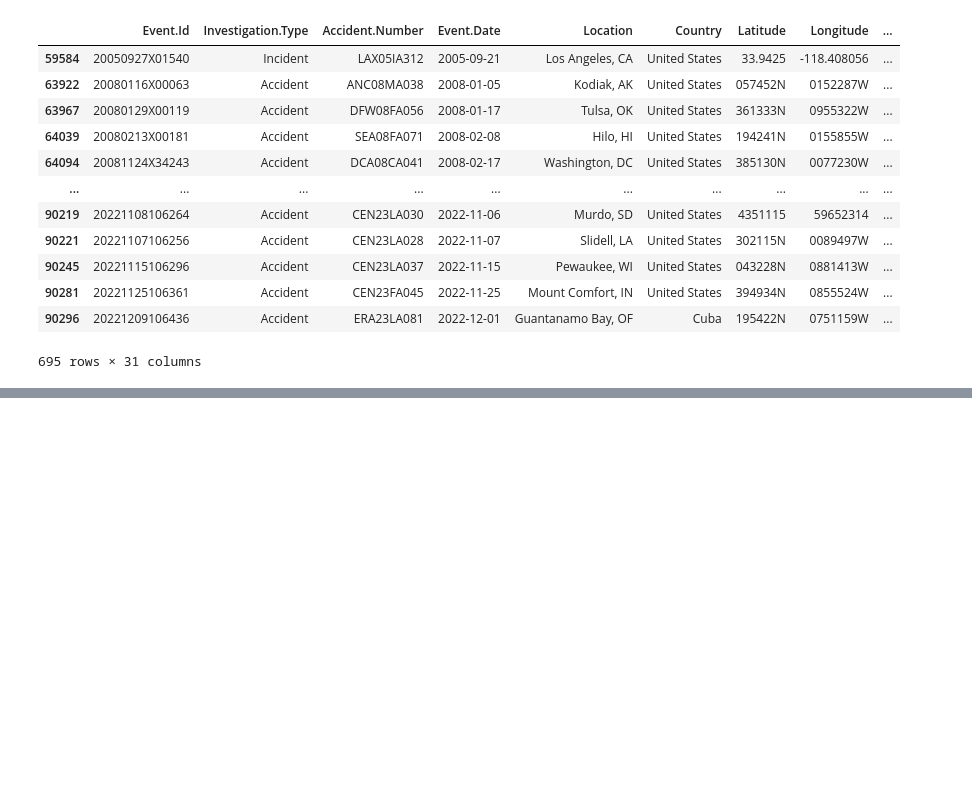
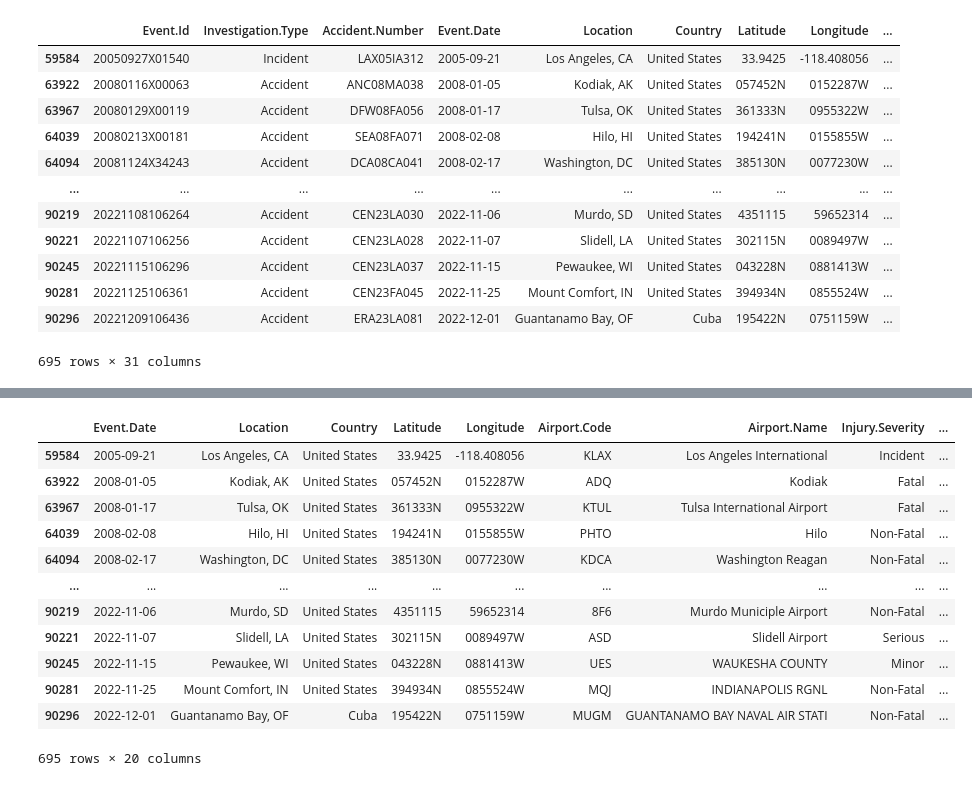
Before and after one commit to derrick4411/dsc-phase-1-project-v3, a Jupyter notebook: student.ipynb, the cells around one changed output, grey strips where cells are left out. Drawn from its saved outputs; the diff is of its cells as text; code cells hidden in the pictures; blank space fills up the shorter version.

```diff
--- a/student.ipynb
+++ b/student.ipynb
@@ -223,0 +227,30 @@ df
+# %%
+# column to drop
+column_drop=['Investigation.Type',
+    'Accident.Number',
+    'Event.Id',
+    'Registration.Number',
+    'Amateur.Built',
+    'Number.of.Engines',
+    'FAR.Description',
+    'Schedule',
+    'Air.carrier',
+    'Report.Status',
+    'Publication.Date']
+# %%
+df=df.drop(columns=column_drop)
+df
+# %% [output]
+|  | Event.Date | Location | Country | Latitude | Longitude | Airport.Code | Airport.Name | Injury.Severity | ... |
+| 59584 | 2005-09-21 | Los Angeles, CA | United States | 33.9425 | -118.408056 | KLAX | Los Angeles International | Incident | ... |
+| 63922 | 2008-01-05 | Kodiak, AK | United States | 057452N | 0152287W | ADQ | Kodiak | Fatal | ... |
+| 63967 | 2008-01-17 | Tulsa, OK | United States | 361333N | 0955322W | KTUL | Tulsa International Airport | Fatal | ... |
+| 64039 | 2008-02-08 | Hilo, HI | United States | 194241N | 0155855W | PHTO | Hilo | Non-Fatal | ... |
+| 64094 | 2008-02-17 | Washington, DC | United States | 385130N | 0077230W | KDCA | Washington Reagan | Non-Fatal | ... |
+| ... | ... | ... | ... | ... | ... | ... | ... | ... | ... |
+| 90219 | 2022-11-06 | Murdo, SD | United States | 4351115 | 59652314 | 8F6 | Murdo Municiple Airport | Non-Fatal | ... |
+| 90221 | 2022-11-07 | Slidell, LA | United States | 302115N | 0089497W | ASD | Slidell Airport | Serious | ... |
+| 90245 | 2022-11-15 | Pewaukee, WI | United States | 043228N | 0881413W | UES | WAUKESHA COUNTY | Minor | ... |
+| 90281 | 2022-11-25 | Mount Comfort, IN | United States | 394934N | 0855524W | MQJ | INDIANAPOLIS RGNL | Non-Fatal | ... |
+| 90296 | 2022-12-01 | Guantanamo Bay, OF | Cuba | 195422N | 0751159W | MUGM | GUANTANAMO BAY NAVAL AIR STATI | Non-Fatal | ... |
+695 rows × 20 columns
```
Also changed, not shown: parts of 5 cells of this notebook.
